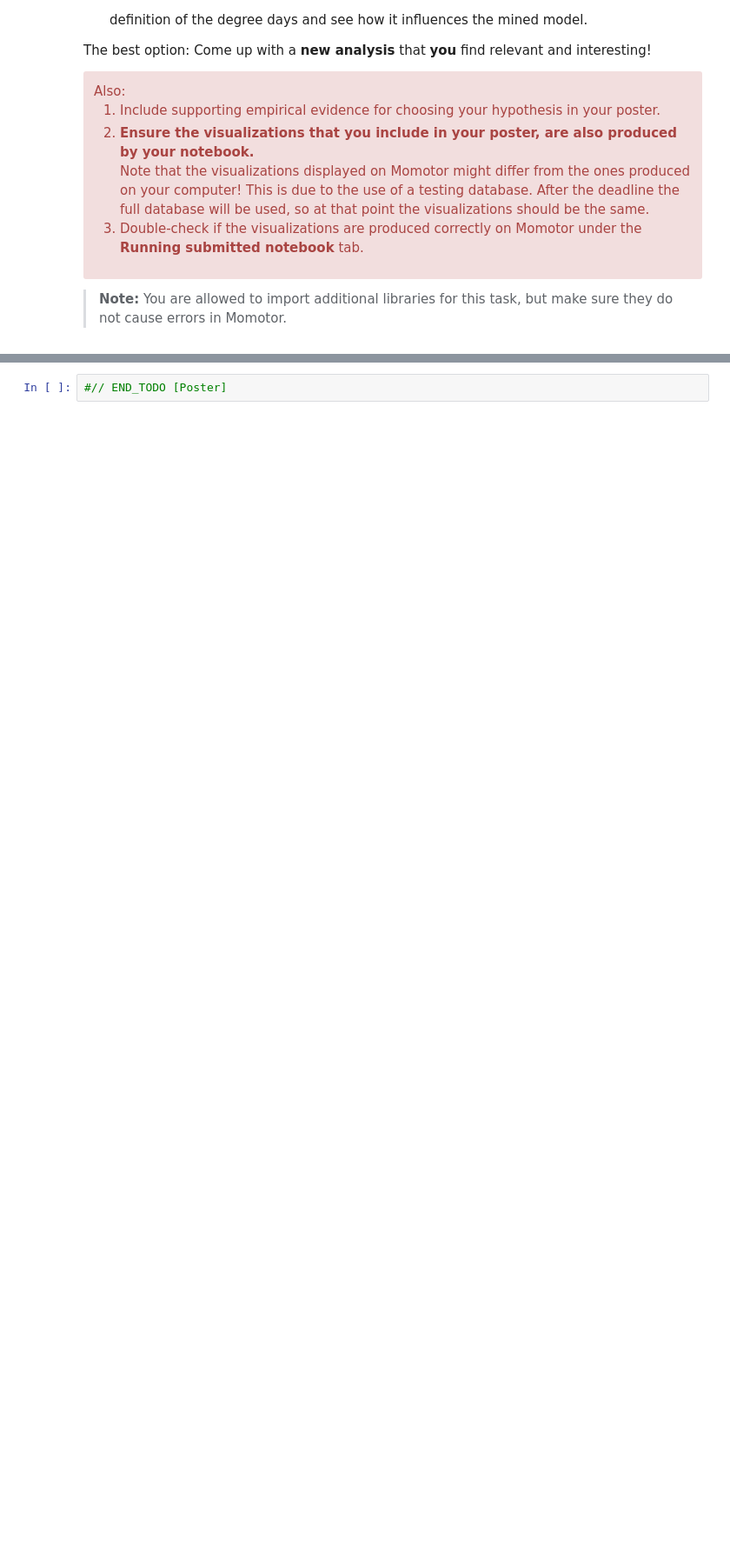
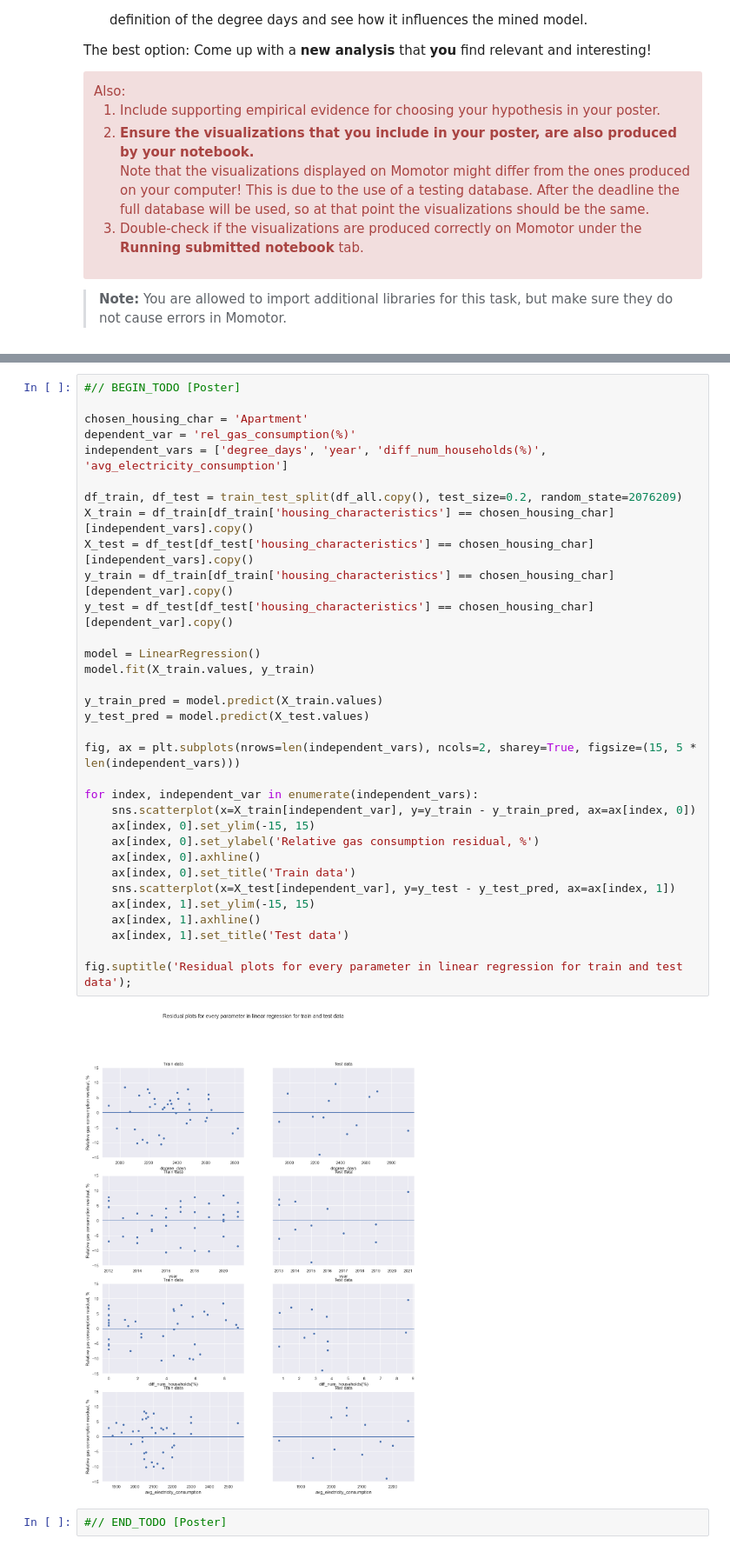
Before and after one commit to Modgen1/2IAB1, a Jupyter notebook: GA1/GA1-2076209.ipynb, the cells around one changed output, grey strips where cells are left out. Shown at 87% size. Cells and saved outputs as stored; diff of their text form; blank space fills up the shorter version.

Commit message:
GA1 done except for poster

```diff
--- a/GA1/GA1-2076209.ipynb
+++ b/GA1/GA1-2076209.ipynb
@@ -1201,3 +1195,38 @@ Also:
+# %%
+#// BEGIN_TODO [Poster]
+
+chosen_housing_char = 'Apartment'
+dependent_var = 'rel_gas_consumption(%)'
+independent_vars = ['degree_days', 'year', 'diff_num_households(%)', 'avg_electricity_consumption']
+
+df_train, df_test = train_test_split(df_all.copy(), test_size=0.2, random_state=2076209)
+X_train = df_train[df_train['housing_characteristics'] == chosen_housing_char][independent_vars].copy()
+X_test = df_test[df_test['housing_characteristics'] == chosen_housing_char][independent_vars].copy()
+y_train = df_train[df_train['housing_characteristics'] == chosen_housing_char][dependent_var].copy()
+y_test = df_test[df_test['housing_characteristics'] == chosen_housing_char][dependent_var].copy()
+
+model = LinearRegression()
+model.fit(X_train.values, y_train)
+
+y_train_pred = model.predict(X_train.values)
+y_test_pred = model.predict(X_test.values)
+
+fig, ax = plt.subplots(nrows=len(independent_vars), ncols=2, sharey=True, figsize=(15, 5 * len(independent_vars)))
+
+for index, independent_var in enumerate(independent_vars):
+    sns.scatterplot(x=X_train[independent_var], y=y_train - y_train_pred, ax=ax[index, 0])
+    ax[index, 0].set_ylim(-15, 15)
+    ax[index, 0].set_ylabel('Relative gas consumption residual, %')
+    ax[index, 0].axhline()
+    ax[index, 0].set_title('Train data')
+    sns.scatterplot(x=X_test[independent_var], y=y_test - y_test_pred, ax=ax[index, 1])
+    ax[index, 1].set_ylim(-15, 15)
+    ax[index, 1].axhline()
+    ax[index, 1].set_title('Test data')
+
+fig.suptitle('Residual plots for every parameter in linear regression for train and test data');
+# %% [output]
+[figure, added]
 # %%
 #// END_TODO [Poster]
 # %% [markdown]
```
Also changed, not shown: parts of 4 cells of this notebook.
